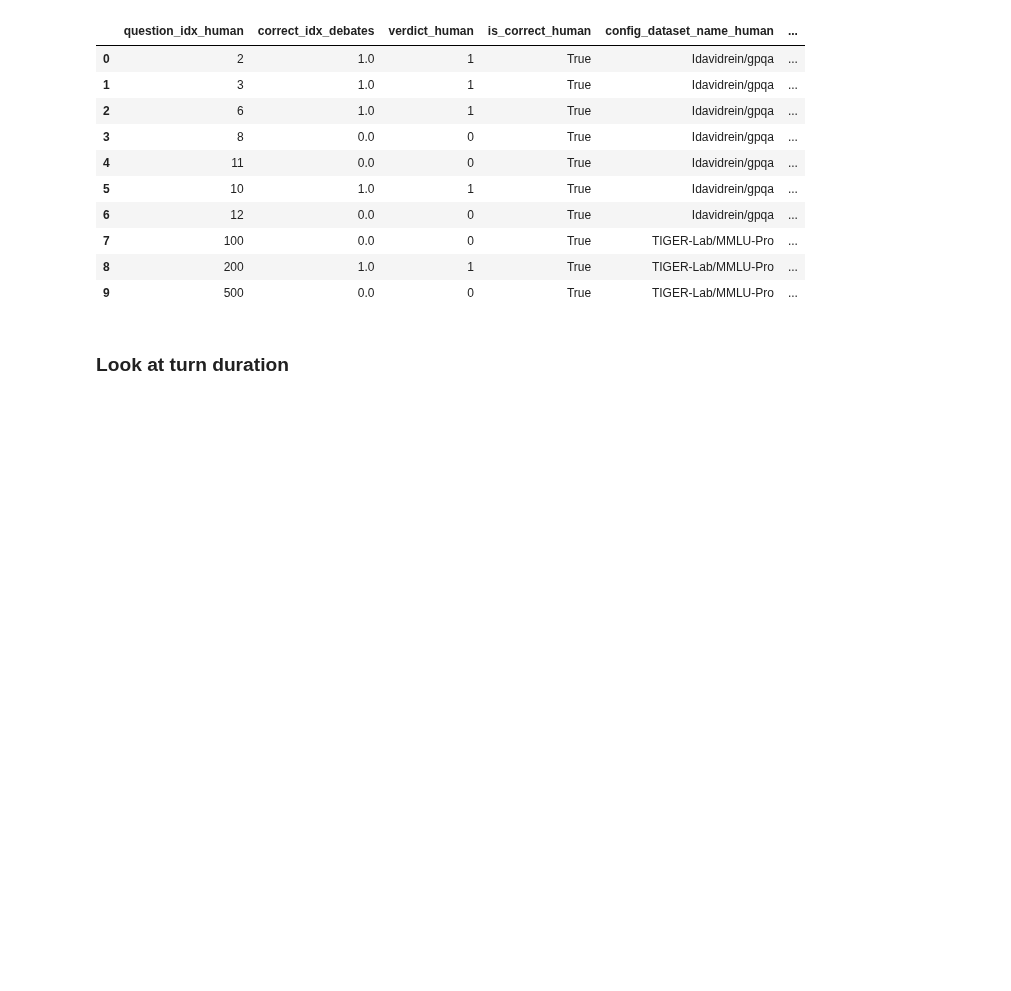
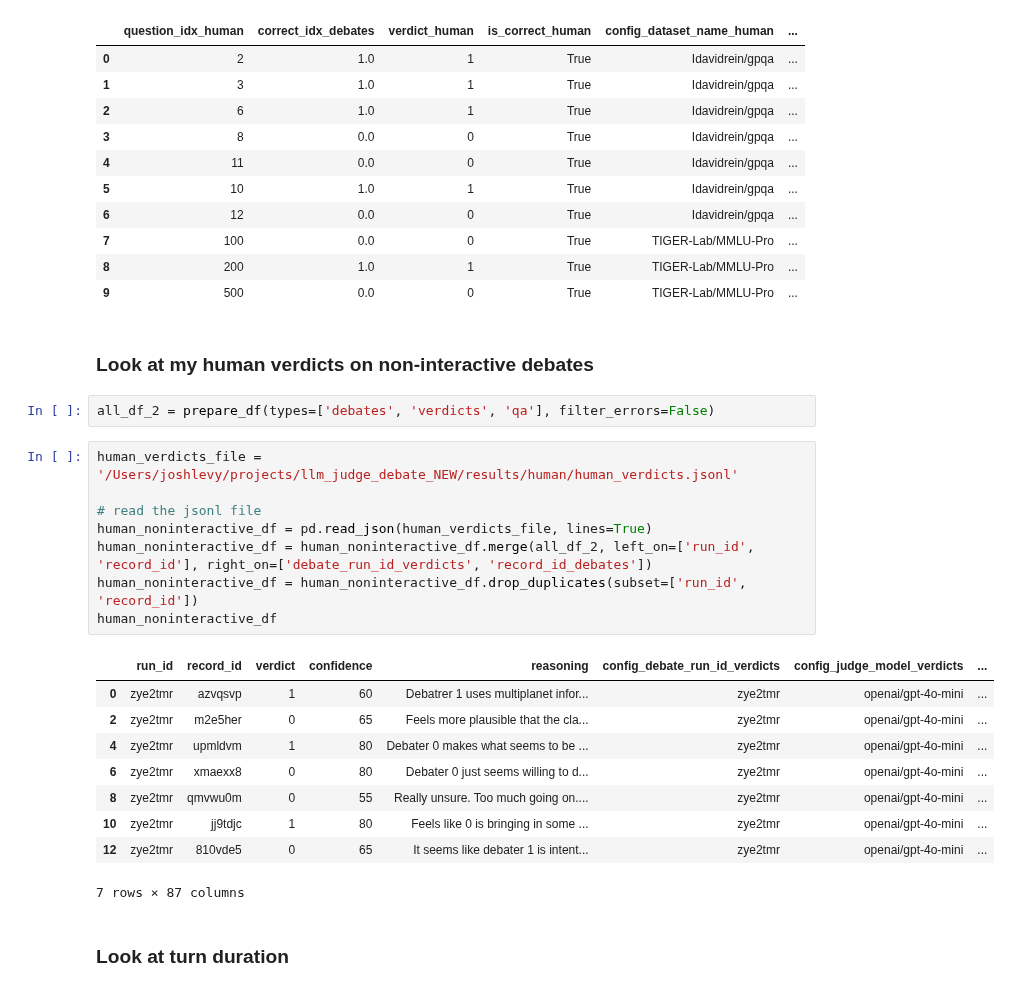
Before and after one commit to joshlevy89/llm_judge_debate_NEW, a Jupyter notebook: analysis/analysis_human.ipynb, the cells around one changed output. Drawn from its saved outputs; the diff is of its cells as text; blank space fills up the shorter version.

```diff
--- a/analysis/analysis_human.ipynb
+++ b/analysis/analysis_human.ipynb
@@ -128,6 +110,28 @@ HTML(display_df.to_html(escape=False))
 | 7 | 100 | 0.0 | 0 | True | TIGER-Lab/MMLU-Pro | ... |
 | 8 | 200 | 1.0 | 1 | True | TIGER-Lab/MMLU-Pro | ... |
 | 9 | 500 | 0.0 | 0 | True | TIGER-Lab/MMLU-Pro | ... |
+# %% [markdown]
+### Look at my human verdicts on non-interactive debates
+# %%
+all_df_2 = prepare_df(types=['debates', 'verdicts', 'qa'], filter_errors=False)
+# %%
+human_verdicts_file = '/Users/joshlevy/projects/llm_judge_debate_NEW/results/human/human_verdicts.jsonl'
+
+# read the jsonl file
+human_noninteractive_df = pd.read_json(human_verdicts_file, lines=True)
+human_noninteractive_df = human_noninteractive_df.merge(all_df_2, left_on=['run_id', 'record_id'], right_on=['debate_run_id_verdicts', 'record_id_debates'])
+human_noninteractive_df = human_noninteractive_df.drop_duplicates(subset=['run_id', 'record_id'])
+human_noninteractive_df
+# %% [output]
+|  | run_id | record_id | verdict | confidence | reasoning | config_debate_run_id_verdicts | config_judge_model_verdicts | ... |
+| 0 | zye2tmr | azvqsvp | 1 | 60 | Debatrer 1 uses multiplanet infor... | zye2tmr | openai/gpt-4o-mini | ... |
+| 2 | zye2tmr | m2e5her | 0 | 65 | Feels more plausible that the cla... | zye2tmr | openai/gpt-4o-mini | ... |
+| 4 | zye2tmr | upmldvm | 1 | 80 | Debater 0 makes what seems to be ... | zye2tmr | openai/gpt-4o-mini | ... |
+| 6 | zye2tmr | xmaexx8 | 0 | 80 | Debater 0 just seems willing to d... | zye2tmr | openai/gpt-4o-mini | ... |
+| 8 | zye2tmr | qmvwu0m | 0 | 55 | Really unsure. Too much going on.... | zye2tmr | openai/gpt-4o-mini | ... |
+| 10 | zye2tmr | jj9tdjc | 1 | 80 | Feels like 0 is bringing in some ... | zye2tmr | openai/gpt-4o-mini | ... |
+| 12 | zye2tmr | 810vde5 | 0 | 65 | It seems like debater 1 is intent... | zye2tmr | openai/gpt-4o-mini | ... |
+7 rows × 87 columns
 # %% [markdown]
 ### Look at turn duration
 # %%
```
Also changed, not shown: parts of 5 cells of this notebook, 3 other files.
